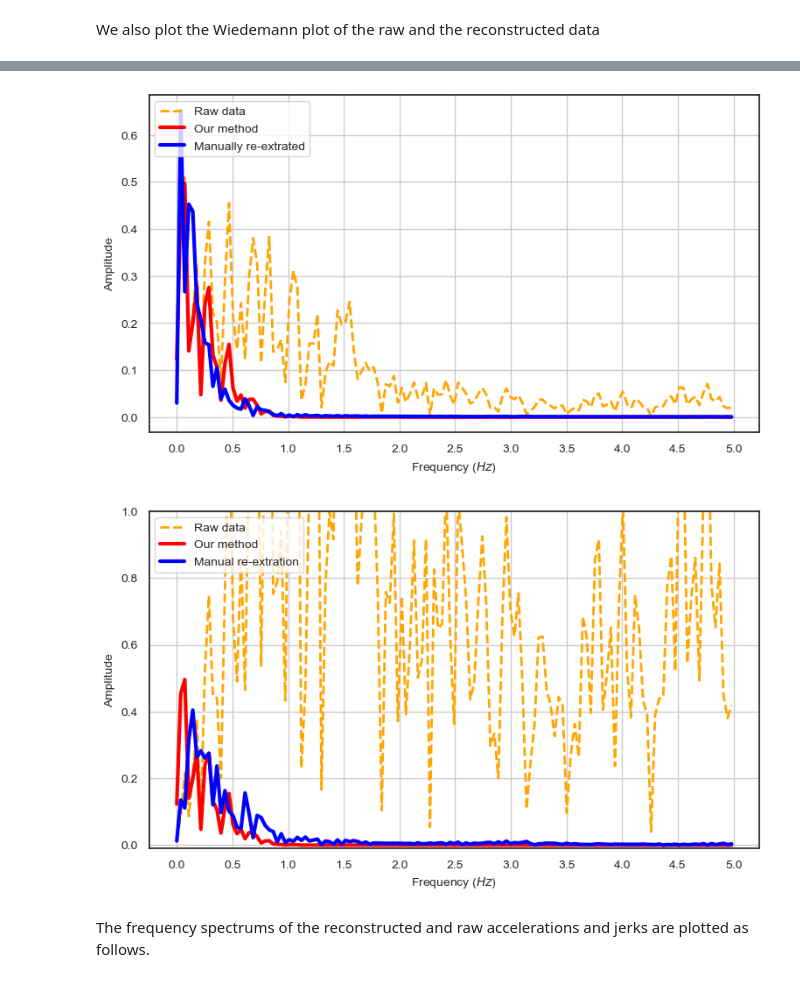
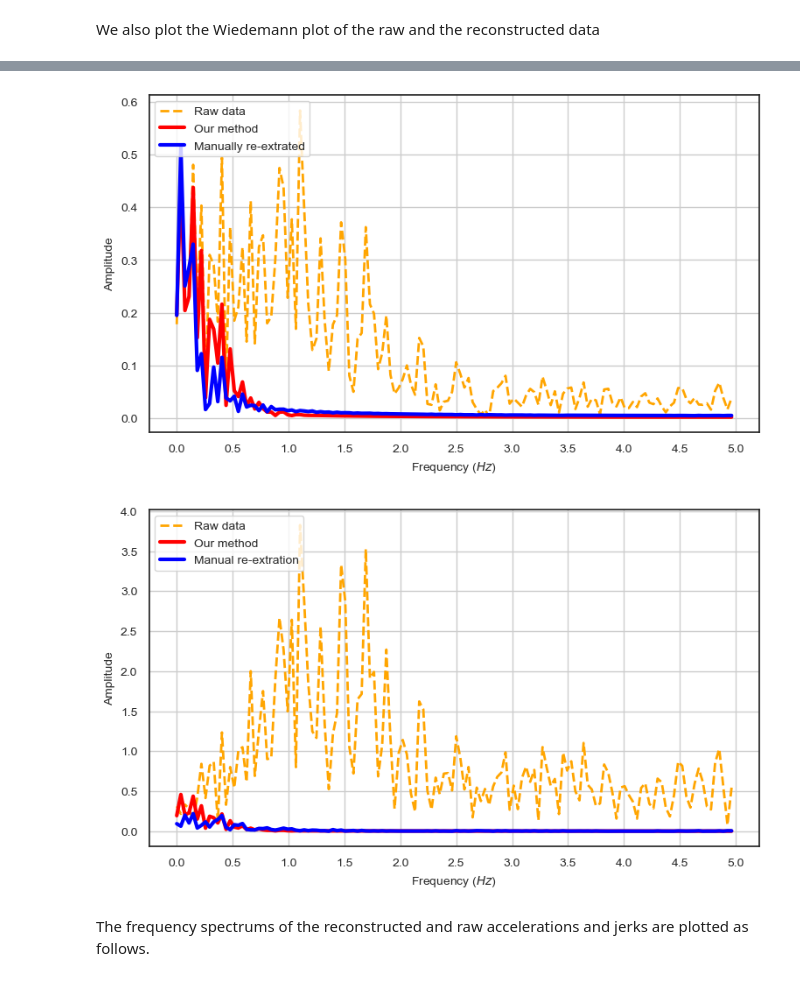
Before and after one commit to ximeng96/Iterative_method_for_vehicle_trajectories_reconstruction, a Jupyter notebook: codes/ite_method.ipynb, the cells around one changed output, grey strips where cells are left out. Saved outputs shown, nothing was run; the diff lists cells and outputs as text; code cells hidden in the pictures.

```diff
--- a/codes/ite_method.ipynb
+++ b/codes/ite_method.ipynb
@@ -272,7 +272,7 @@ def iteration1(data, sigma_a, sigma_j, T_a, T_j, delta_t, up_v, down_v, up_a, do
     update_array[1:-1,-2] = integrate(update_array[1:-1,-1], update_array[1:-1,-6], delta_t, 1, opt, 3) #integrated acceleration, step 3: adjust the initial state
     update_array[1:,-3] = integrate(update_array[1:,-2], update_array[1:,-7], delta_t, 2, opt, 2) #integrated speed
     '''If after one interation, there are still outliers, we need to repeat the process before.'''
-    for i in range(5000):
+    for i in range(10000):
         new_ite = 0;
         if (np.round(update_array[1:,-3],3) < down_v).any() or (np.round(update_array[1:,-3],3) > up_v).any(): #if there is any negative speed
             new_ite = 1;
@@ -349,7 +349,7 @@ We first upload the dataset and change the unit
 # %%
 #from google.colab import files
 #uploaded = files.upload()
-veh_traj = pd.read_csv('./copy_run/data/I80_camera6.csv',
+veh_traj = pd.read_csv('I80_camera6.csv',
             usecols = ['Vehicle_ID','Frame_ID','Global_Time','Local_X','Local_Y','v_Length','Preceding','Following'])
 veh_traj['Global_Time'] = veh_traj['Global_Time'] * 0.001
 for item in ['Local_X','Local_Y','v_Length']:
@@ -400,7 +400,7 @@ def method_application(raw_traj, sample_id, delta_t, up_wj, low_wj, up_wa, low_w
 delta_t = 0.1; up_v = 30; down_v = 0; up_a = 4; down_a = -5; up_j = 15; down_j = -15; opt_id = 1;
 up_wj = 11; low_wj=0; up_wa = 11; low_wa=0;  T_a = 1; T_j = 1 ;opt_id = 1; correct_id = 1; filter_id = 1;
 ''' The target vehicle, change this with the vehicle id you want to smooth'''
-id_num = 1463
+id_num = 1486
 '''Also, pick out the front vehicles of the target vehicle, they are used for the Wiedemann plot'''
 id_set = [id_num] + sorted(set(veh_traj.values[np.where(veh_traj.values[:,0] == id_num)][:,6].tolist()),key = veh_traj.values[np.where(veh_traj.values[:,0] == id_num)][:,6].tolist().index)
 smooth_traj1, raw1, num_ite = method_application(veh_traj[veh_traj['Vehicle_ID'].isin(id_set)], id_set, delta_t, up_wj, low_wj, up_wa, low_wa,  up_v, down_v,
@@ -580,36 +580,36 @@ def displaySpectrum_smooth(data_raw, data_a, data_j, data_coif):
     frq = np.linspace(0, fs, N)
     raw_a = 2*(np.absolute(hat_a_hz))/N; raw_j = 2*(np.absolute(hat_j_hz))/N;
     mag_aa = 2*(np.absolute(aa_hz))/N; mag_ja = 2*(np.absolute(ja_hz))/N; #accelerations
     mag_aj = 2*(np.absolute(aa_hz))/N; mag_jj = 2*(np.absolute(jj_hz))/N; #jerks
     mag_coif_a = 2*(np.absolute(coif_a_hz))/N; mag_coif_j = 2*(np.absolute(coif_j_hz))/N
 
     font2 = {'weight' : 'normal', 'size' : 10,}; s1 = 10
 
     plt.figure(figsize=(9,5)); plt.xticks(np.arange(0, 5.5, 0.5)) #plt.xlim(0,100)
     plt.figure(1)
     plt.ylabel("Amplitude",font2); plt.xlabel("Frequency ($Hz$)",font2)
     plt.xticks(fontsize=s1); plt.yticks(fontsize=s1)
     plt.plot(frq[:len(frq) // 2],raw_a[:len(frq) // 2], color = "orange", linewidth=2, linestyle='--', label = "Raw data");
     #plt.plot(frq[:len(frq) // 2],mag_ja[:len(frq) // 2], color = "g", linewidth=3, label = "Multistep optimization");
     plt.plot(frq[:len(frq) // 2], mag_aa[:len(frq) // 2], color = "r", linewidth=3, label = "Our method");
     plt.plot(frq[:len(frq) // 2],mag_coif_a[:len(frq) // 2], color = "b", linewidth=3, label = "Manually re-extrated");
     plt.grid(True); plt.legend(fontsize=10, loc = 2); #plt.show()
 
-    plt.figure(figsize=(9,5)); plt.xticks(np.arange(0, 5.5, 0.5)); plt.ylim(-0.01,1);
+    plt.figure(figsize=(9,5)); plt.xticks(np.arange(0, 5.5, 0.5)); #plt.ylim(-0.01,1);
     plt.figure(2)
     plt.ylabel("Amplitude",font2); plt.xlabel("Frequency ($Hz$)",font2)
     plt.xticks(fontsize=s1); plt.yticks(fontsize=s1)
     plt.plot(frq[:len(frq) // 2],raw_j[:len(frq) // 2], color = "orange", linewidth=2, linestyle='--', label = "Raw data");
     #plt.plot(frq[:len(frq) // 2],mag_jj[:len(frq) // 2], color = "g", linewidth=3, label = "Multistep optimization");
     plt.plot(frq[:len(frq) // 2], mag_aj[:len(frq) // 2], color = "r", linewidth=3, label = "Our method");
     plt.plot(frq[:len(frq) // 2],mag_coif_j[:len(frq) // 2], color = "b", linewidth=3, label = "Manual re-extration");
     plt.grid(True); plt.legend(fontsize=10, loc = 2); #plt.show()
 
 displaySpectrum_smooth(raw1[np.where(raw1[:,0] == id_set[0])], smooth_traj1[np.where(smooth_traj1[:,0] == id_set[0])],
                        sample_punzo[np.where(sample_punzo[:,0] == id_set[0])], sample_coifman[np.where(sample_coifman[:,0] == id_set[0])])
 # %% [output]
-[figure, old version]
+[figure, new version]
-[figure, old version]
+[figure, new version]
 # %% [markdown]
 The frequency spectrums of the reconstructed and raw accelerations and jerks are plotted as follows.
 # %% [markdown]
```
Also changed, not shown: parts of 5 cells of this notebook.
